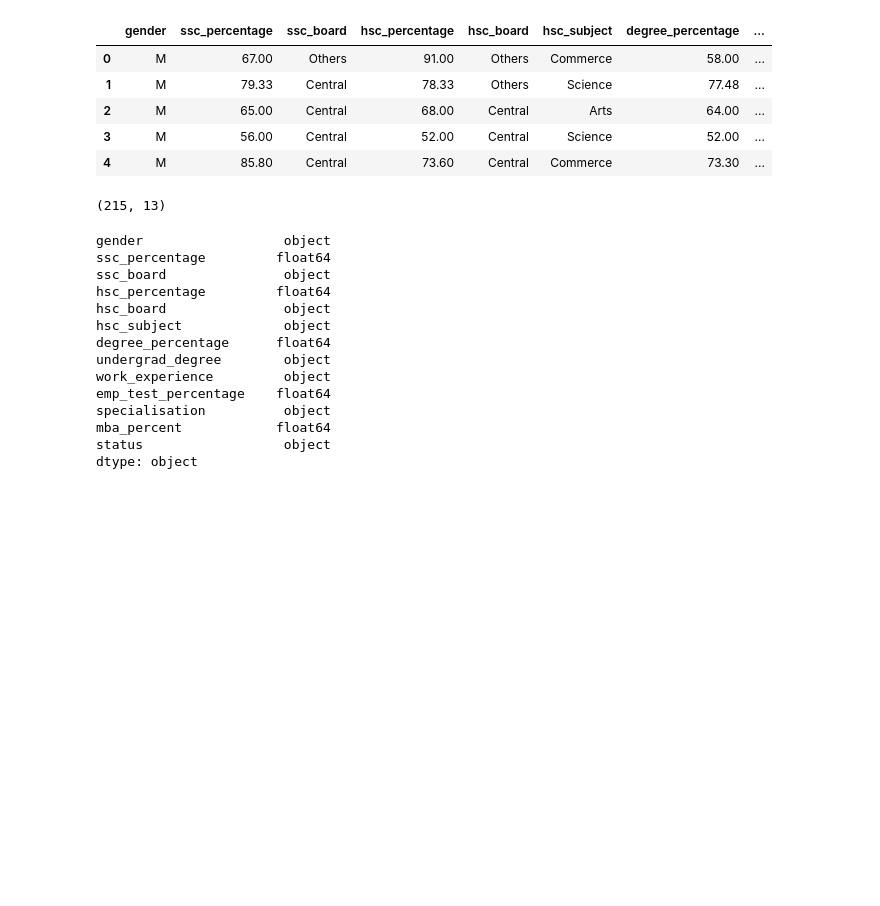
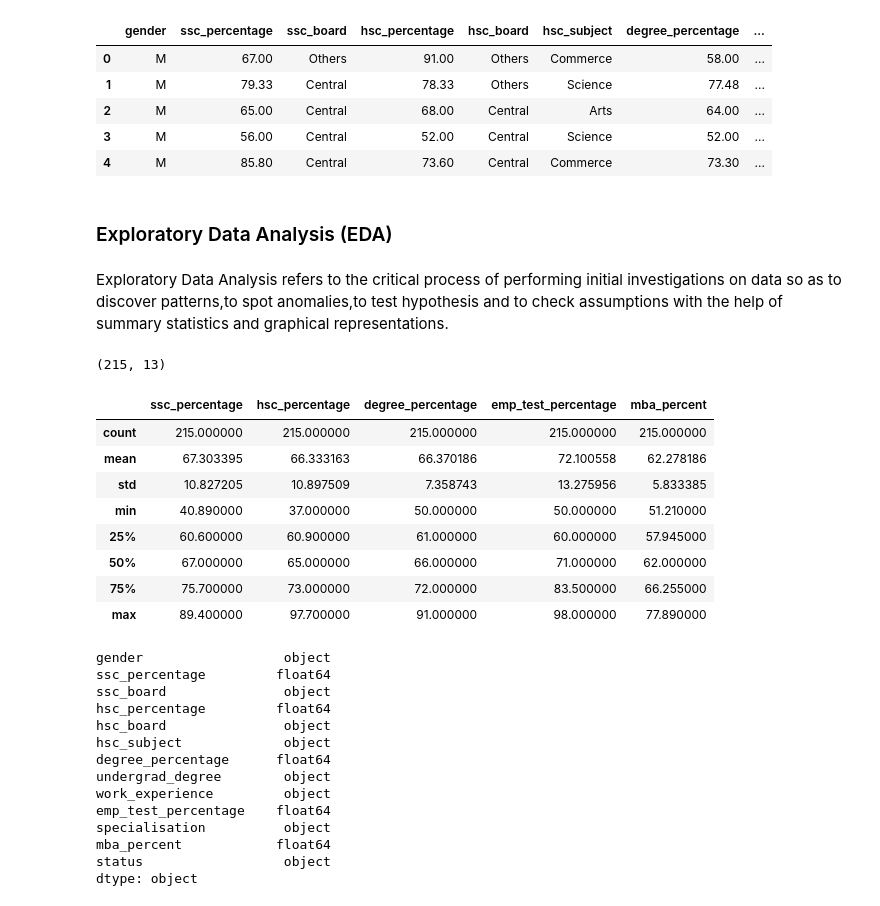
Before and after one commit to Enveed/data-analyst-portfolio, a Jupyter notebook: Python/job-placement-prediction/Job_Placement_Prediction.ipynb, the cells around one changed output. Drawn from its saved outputs; the diff is of its cells as text; code cells hidden in the pictures; blank space fills up the shorter version.

```diff
--- a/Python/job-placement-prediction/Job_Placement_Prediction.ipynb
+++ b/Python/job-placement-prediction/Job_Placement_Prediction.ipynb
@@ -15,4 +35,8 @@ job_placement.head()
 | 2 | M | 65.00 | Central | 68.00 | Central | Arts | 64.00 | ... |
 | 3 | M | 56.00 | Central | 52.00 | Central | Science | 52.00 | ... |
 | 4 | M | 85.80 | Central | 73.60 | Central | Commerce | 73.30 | ... |
+# %% [markdown]
+### Exploratory Data Analysis (EDA)
+# %% [markdown]
+Exploratory Data Analysis refers to the critical process of performing initial investigations on data so as to discover patterns,to spot anomalies,to test hypothesis and to check assumptions with the help of summary statistics and graphical representations.
 # %%
@@ -19,4 +44,17 @@ job_placement.head()
 job_placement.shape
 # %% [output]
 (215, 13)
+# %%
+# Showing the statistics of numeric variables
+job_placement.describe()
+# %% [output]
+|  | ssc_percentage | hsc_percentage | degree_percentage | emp_test_percentage | mba_percent |
+| count | 215.000000 | 215.000000 | 215.000000 | 215.000000 | 215.000000 |
+| mean | 67.303395 | 66.333163 | 66.370186 | 72.100558 | 62.278186 |
+| std | 10.827205 | 10.897509 | 7.358743 | 13.275956 | 5.833385 |
+| min | 40.890000 | 37.000000 | 50.000000 | 50.000000 | 51.210000 |
+| 25% | 60.600000 | 60.900000 | 61.000000 | 60.000000 | 57.945000 |
+| 50% | 67.000000 | 65.000000 | 66.000000 | 71.000000 | 62.000000 |
+| 75% | 75.700000 | 73.000000 | 72.000000 | 83.500000 | 66.255000 |
+| max | 89.400000 | 97.700000 | 91.000000 | 98.000000 | 77.890000 |
 # %%
```
Also changed, not shown: parts of 48 cells of this notebook, 6 other files.
